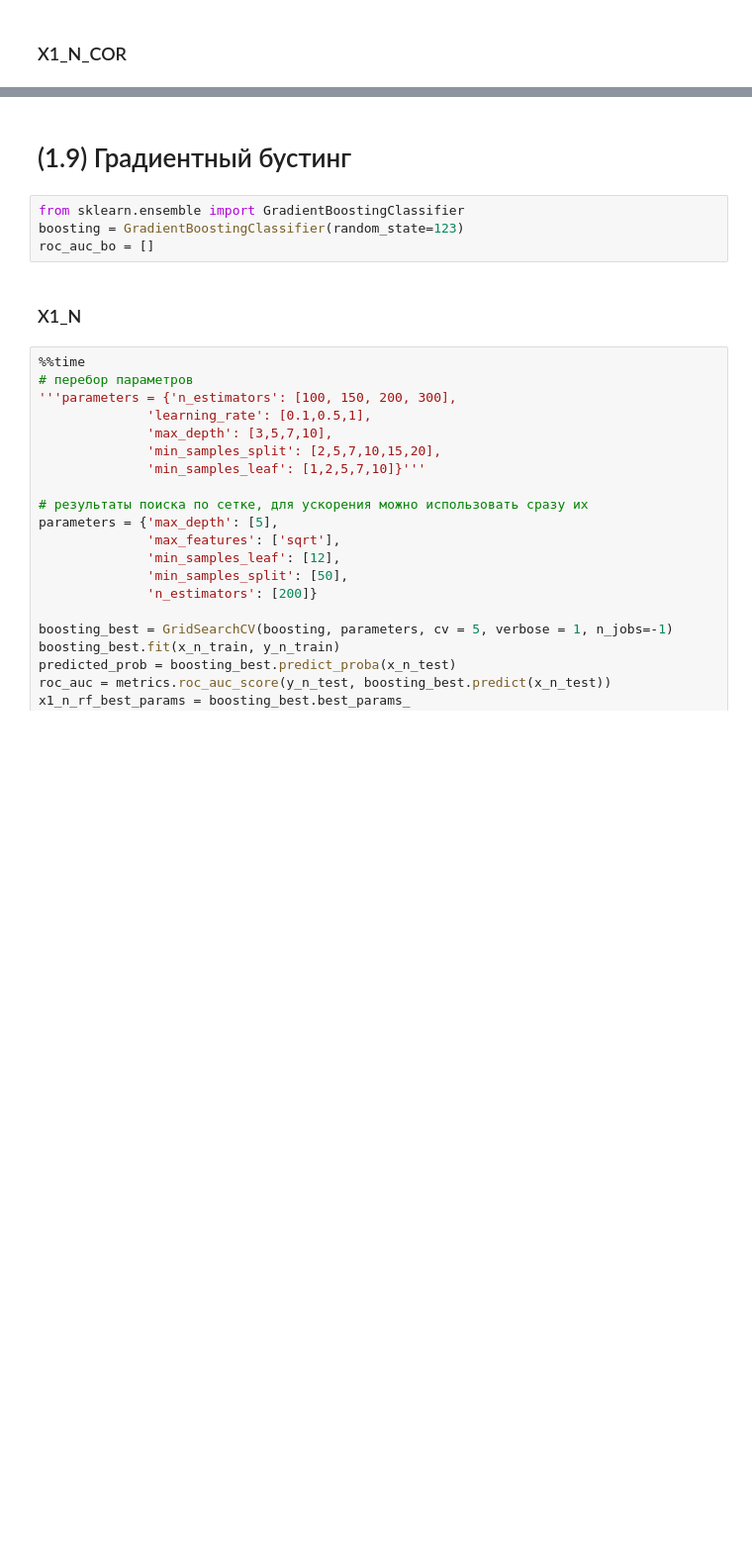
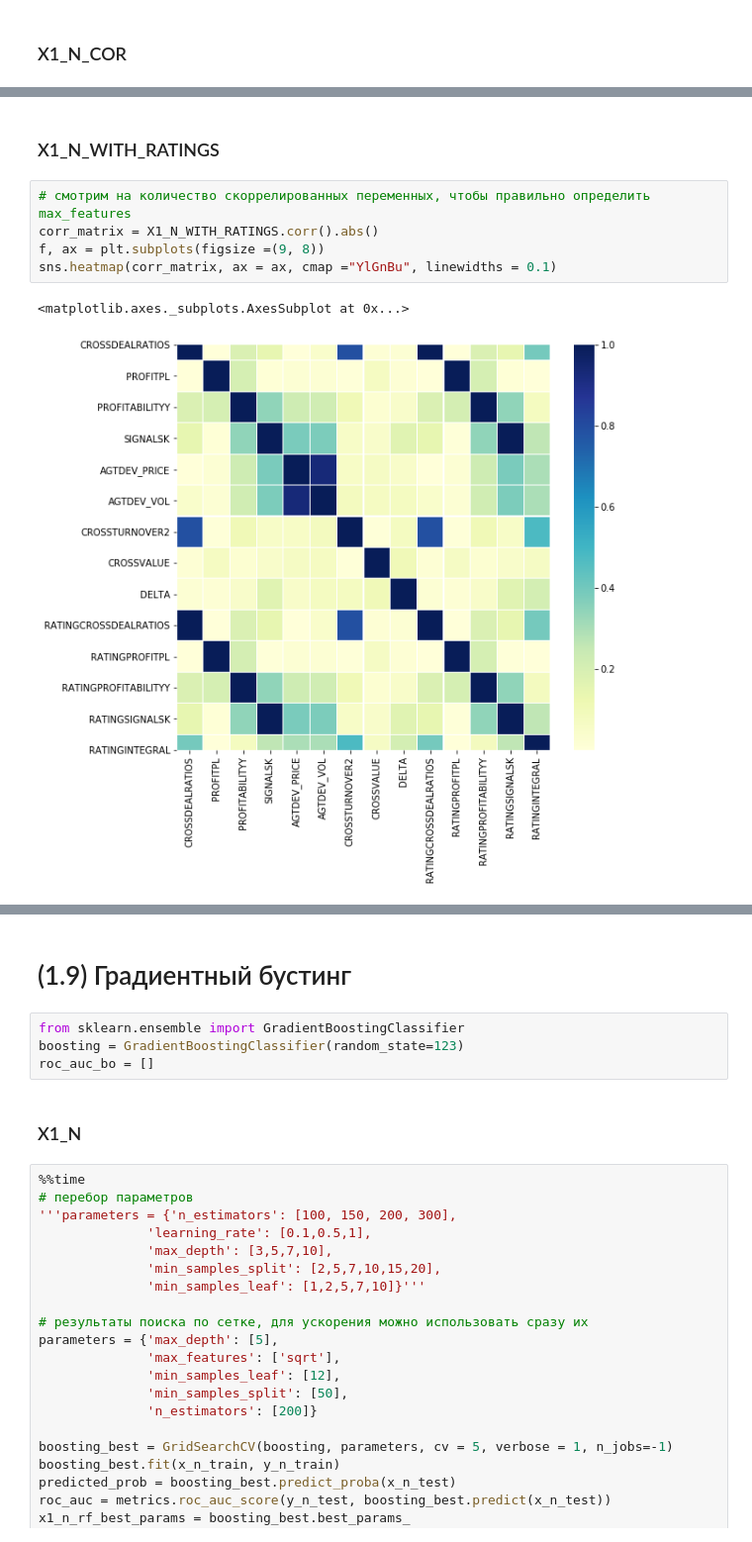
Before and after one commit to katya-luzina/noise_control, a Jupyter notebook: cross_deals.ipynb, the cells around one changed output, grey strips where cells are left out. Shown at 99% size. Drawn from its saved outputs; the diff is of its cells as text; blank space fills up the shorter version.

```diff
--- a/cross_deals.ipynb
+++ b/cross_deals.ipynb
@@ -580,0 +610,10 @@ x1_results
+# %% [markdown]
+### X1_N_WITH_RATINGS
+# %%
+# смотрим на количество скоррелированных переменных, чтобы правильно определить max_features
+corr_matrix = X1_N_WITH_RATINGS.corr().abs()
+f, ax = plt.subplots(figsize =(9, 8))
+sns.heatmap(corr_matrix, ax = ax, cmap ="YlGnBu", linewidths = 0.1)
+# %% [output]
+<matplotlib.axes._subplots.AxesSubplot at 0x...>
+[figure, added]
```
Also changed, not shown: parts of 20 cells of this notebook.
